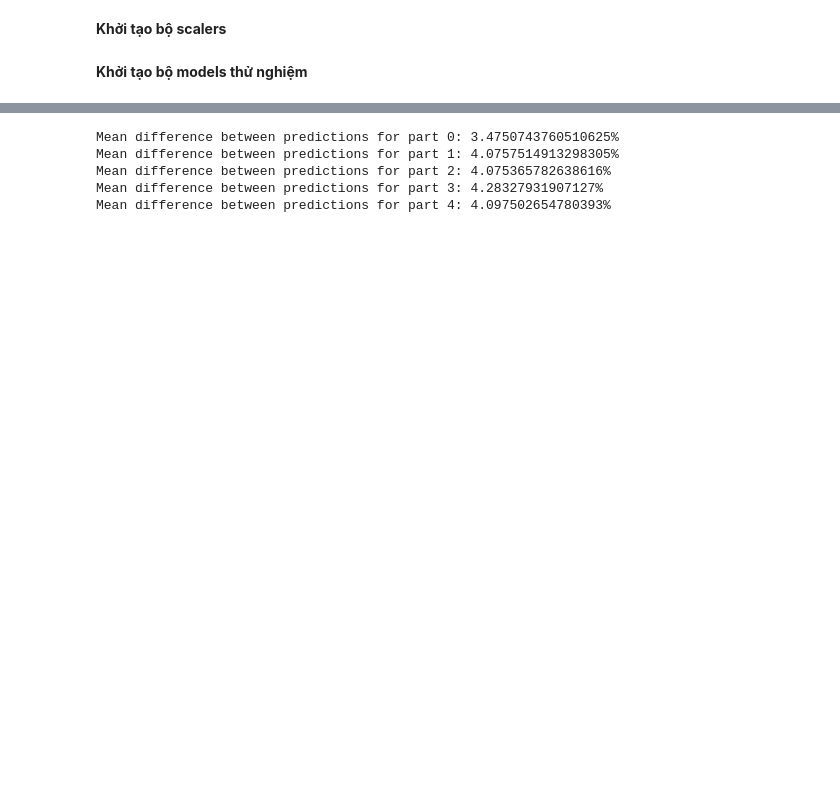
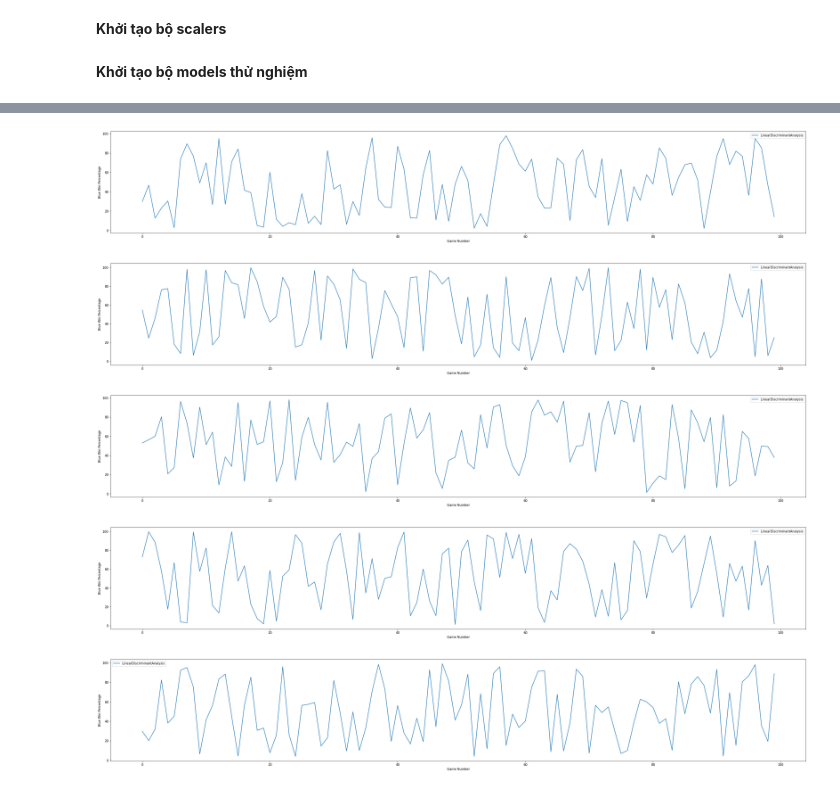
Before and after one commit to trucni2005/LeagueOfLegendsWinRatePredictorAt15, a Jupyter notebook: data_processing.ipynb, the cells around one changed output, grey strips where cells are left out. Cells and saved outputs as stored; diff of their text form; code cells hidden in the pictures; blank space fills up the shorter version.

```diff
--- a/data_processing.ipynb
+++ b/data_processing.ipynb
@@ -205,20 +283,30 @@ AUC score for model (QuantileTransformer(), LinearDiscriminantAnalysis()) fold 4
-# %%
-for i in range(5):
-    # Load the data from the four CSV files
-    data1 = pd.read_csv(f'1ksamples_Logistic Regression_part_{i}.csv')
-    data2 = pd.read_csv(f'1ksamples_LinearDiscriminantAnalysis_part_{i}.csv')
-
-    # Calculate the difference between the two prediction columns
-    diff = abs(data1['blue_win_percentage'] - data2['blue_win_percentage'])
-
-    # Calculate the mean of the difference
-    mean_diff = diff.mean()
-
-    # Print the mean difference
-    print(f"Mean difference between predictions for part {i}: {mean_diff}%")
-# %% [output]
-Mean difference between predictions for part 0: 3.4750743760510625%
-Mean difference between predictions for part 1: 4.0757514913298305%
-Mean difference between predictions for part 2: 4.075365782638616%
-Mean difference between predictions for part 3: 4.28327931907127%
-Mean difference between predictions for part 4: 4.097502654780393%
+# %%
+for i in range(5):
+    # Load the data from the four CSV files
+    data1 = pd.read_csv(f'1ksamples_LinearDiscriminantAnalysis_part_{i}.csv')
+
+    y1 = data1['blue_win_percentage'].head(100)
+
+    # Create a list of x values from 0 to the length of y1
+    x = list(range(len(y1)))
+
+    plt.figure(figsize=(40, 6))
+
+    # Plot the four lines on the same graph
+    plt.plot(x, y1, label='LinearDiscriminantAnalysis')
+
+    # Add a legend to the graph
+    plt.legend()
+
+    # Add labels for the x and y axis
+    plt.xlabel('Game Number')
+    plt.ylabel('Blue Win Percentage')
+
+    # Show the graph
+    plt.show()
+# %% [output]
+[figure, added]
+[figure, added]
+[figure, added]
+[figure, added]
+[figure, added]
```
Also changed, not shown: parts of 25 cells of this notebook, 21 other files.
